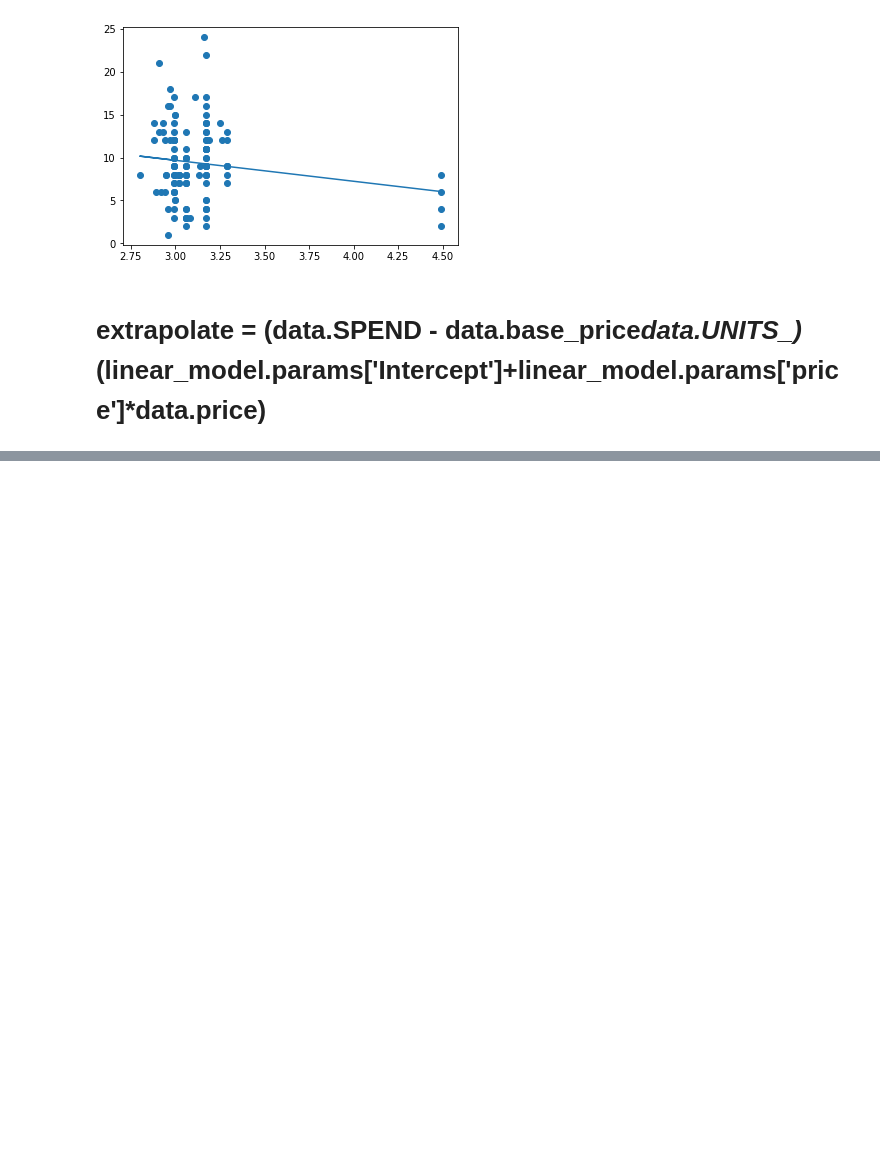
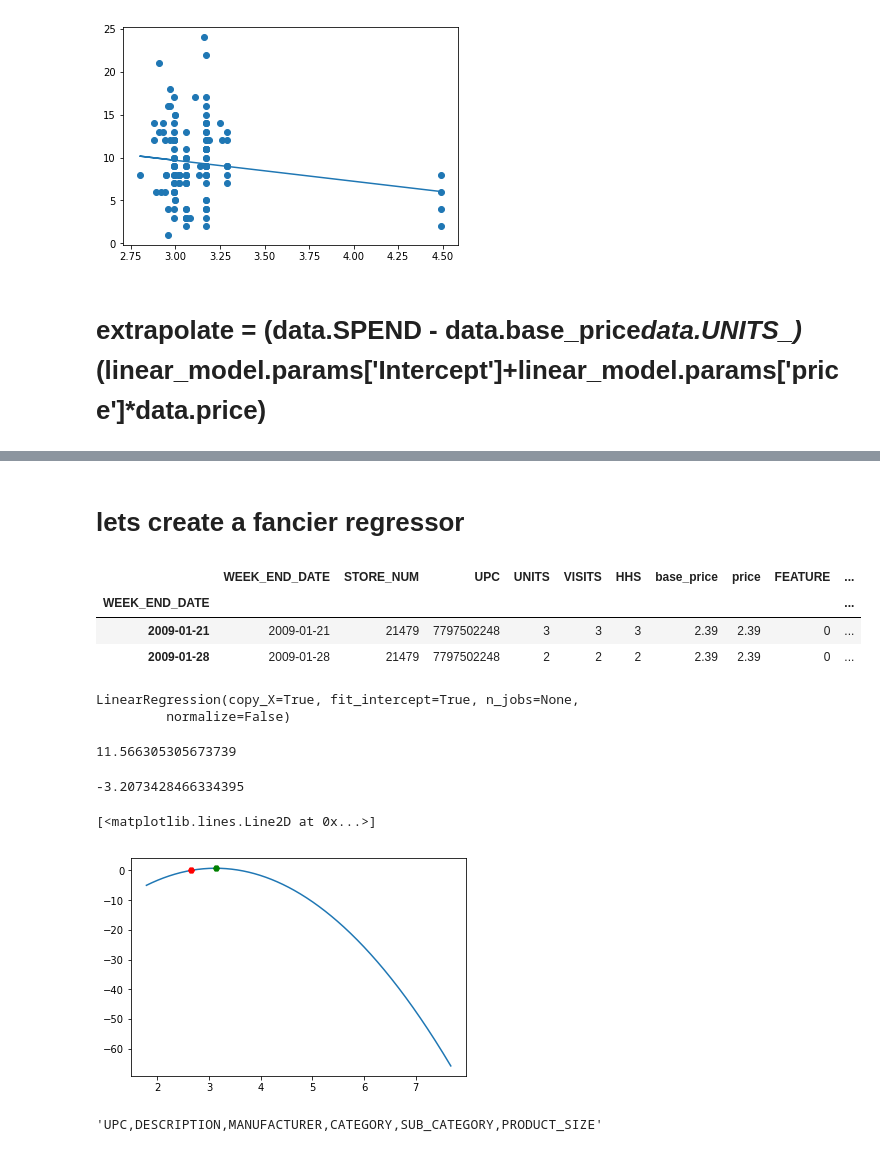
Before and after one commit to olksndrmarchenko/gal_test, a Jupyter notebook: Data overview.ipynb, the cells around one changed output, grey strips where cells are left out. Cells and saved outputs as stored; diff of their text form; code cells hidden in the pictures; blank space fills up the shorter version.

```diff
--- a/Data overview.ipynb
+++ b/Data overview.ipynb
@@ -265,0 +210,9 @@ X_train
+# %% [markdown]
+# lets create a fancier regressor
+# %%
+data.head(2)
+# %% [output]
+|  | WEEK_END_DATE | STORE_NUM | UPC | UNITS | VISITS | HHS | base_price | price | FEATURE | ... |
+| WEEK_END_DATE |  |  |  |  |  |  |  |  |  | ... |
+| 2009-01-21 | 2009-01-21 | 21479 | 7797502248 | 3 | 3 | 3 | 2.39 | 2.39 | 0 | ... |
+| 2009-01-28 | 2009-01-28 | 21479 | 7797502248 | 2 | 2 | 2 | 2.39 | 2.39 | 0 | ... |
@@ -265,0 +221,36 @@ X_train
+# %%
+lr = LinearRegression()
+# %%
+lr.fit(X=data[['price','FEATURE' ,'DISPLAY', 'TPR_ONLY']], y = data['UNITS'])
+# %% [output]
+LinearRegression(copy_X=True, fit_intercept=True, n_jobs=None,
+         normalize=False)
+# %%
+lr.intercept_
+# %% [output]
+11.566305305673739
+# %%
+lr.coef_[0]
+# %% [output]
+-3.2073428466334395
+# %%
+actual_base_price = data.base_price.iloc[-1]
+
+x = np.arange(data.price.min(), data.price.max() + 5, 0.01)
+y = []
+
+for i in range(x.shape[0]):
+    y.append((x[i] - actual_base_price)*(lr.intercept_+lr.coef_[0]*x[i]))
+# %%
+plt.plot(x,y)
+
+plt.plot(x[np.array(y).argmax(axis=0)], np.array(y).max(), 'g H')
+plt.plot(current_price, (current_price - actual_base_price)*(lr.intercept_+lr.coef_[0]*current_price), 'r H')
+# %% [output]
+[<matplotlib.lines.Line2D at 0x...>]
+[figure, added]
+# %%
+
+','.join(pd.read_csv('/home/olksndr/projects/products.csv').columns)
+# %% [output]
+'UPC,DESCRIPTION,MANUFACTURER,CATEGORY,SUB_CATEGORY,PRODUCT_SIZE'
```
Also changed, not shown: parts of 65 cells of this notebook, 1 other file.
